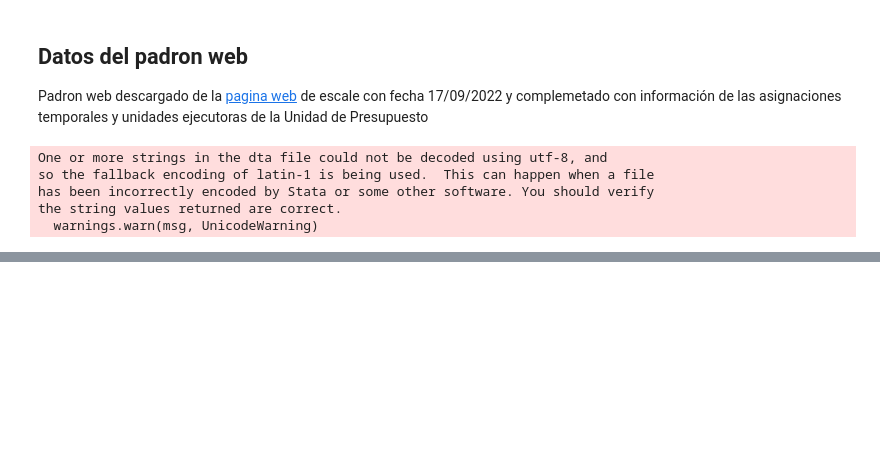
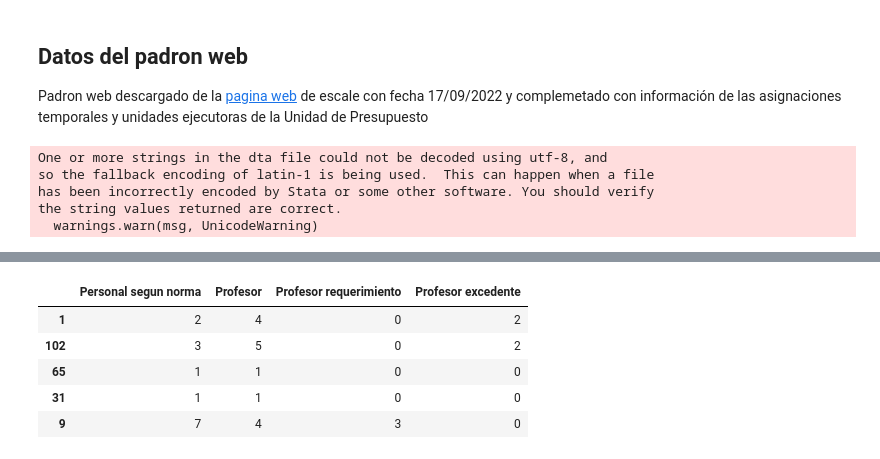
Before and after one commit to hugoferquiroz/Brecha-PRITE, a Jupyter notebook: scripts/calculo de la brecha.ipynb, the cells around one changed output, grey strips where cells are left out. Cells and saved outputs as stored; diff of their text form; code cells hidden in the pictures; blank space fills up the shorter version.

```diff
--- a/scripts/calculo de la brecha.ipynb
+++ b/scripts/calculo de la brecha.ipynb
@@ -353,0 +332,9 @@ Name: _merge, dtype: int64
+# %%
+df[['Personal segun norma','Profesor','Profesor requerimiento','Profesor excedente']].sample(5)
+# %% [output]
+|  | Personal segun norma | Profesor | Profesor requerimiento | Profesor excedente |
+| 1 | 2 | 4 | 0 | 2 |
+| 102 | 3 | 5 | 0 | 2 |
+| 65 | 1 | 1 | 0 | 0 |
+| 31 | 1 | 1 | 0 | 0 |
+| 9 | 7 | 4 | 3 | 0 |
```
Also changed, not shown: parts of 26 cells of this notebook, 3 other files.
